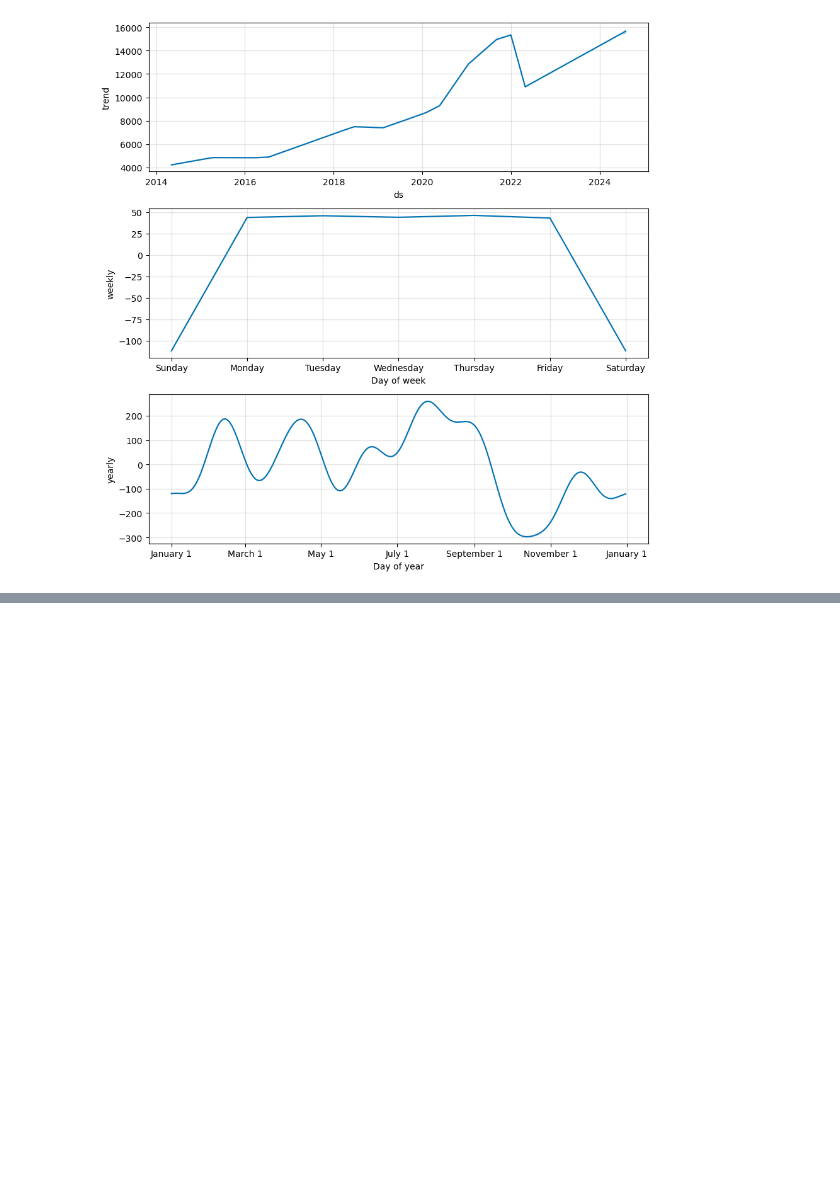
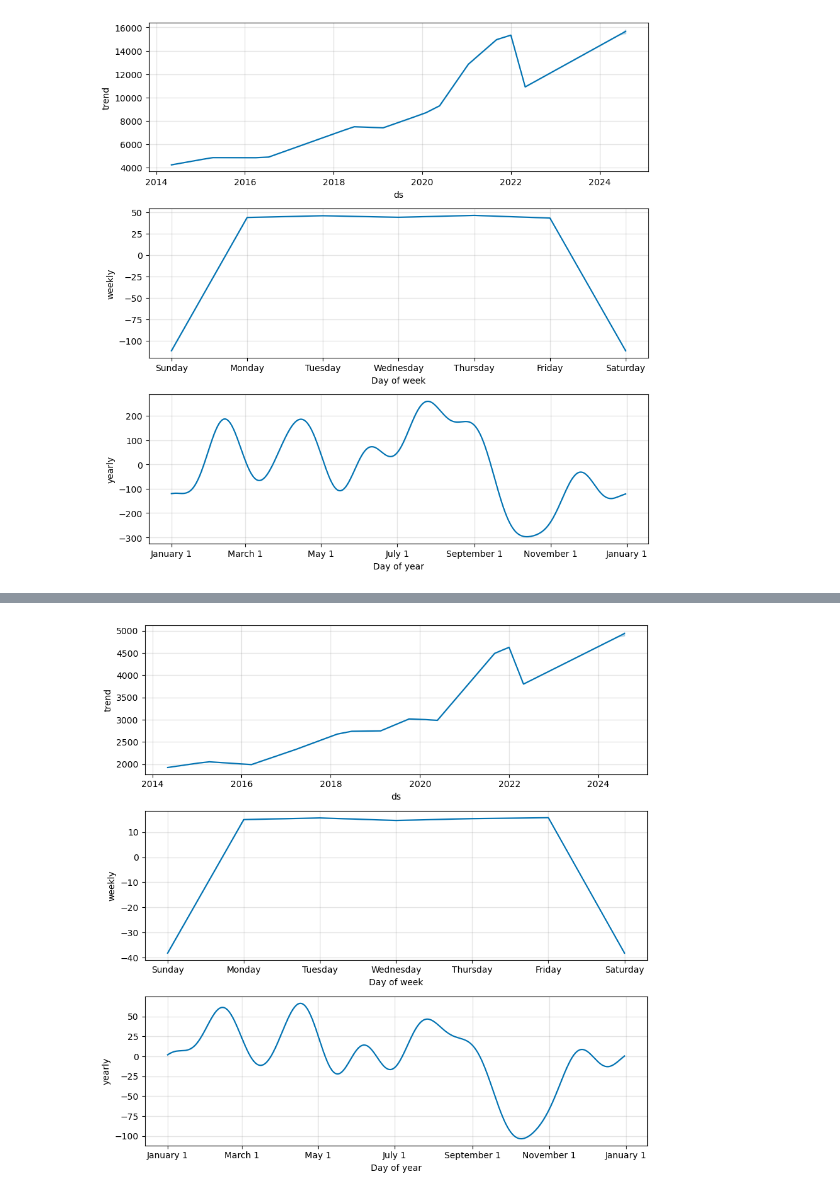
Before and after one commit to itaylor1645/project_1, a Jupyter notebook: stocks.ipynb, the cells around one changed output, grey strips where cells are left out. Cells and saved outputs as stored; diff of their text form; code cells hidden in the pictures; blank space fills up the shorter version.

```diff
--- a/stocks.ipynb
+++ b/stocks.ipynb
@@ -512,0 +603,9 @@ fig2 = nasdaq_model.plot_components(nasdaq_forecast)
+# %%
+# Reset the index in the sp500_forecast DataFrame
+sp500_forecast = sp500_forecast.reset_index()
+# %%
+# Use the plot_components function to visualize the forecast results
+# for the sp500_forecast DataFrame
+fig4 = sp500_model.plot_components(sp500_forecast)
+# %% [output]
+[figure, added]
```
Also changed, not shown: parts of 17 cells of this notebook.
